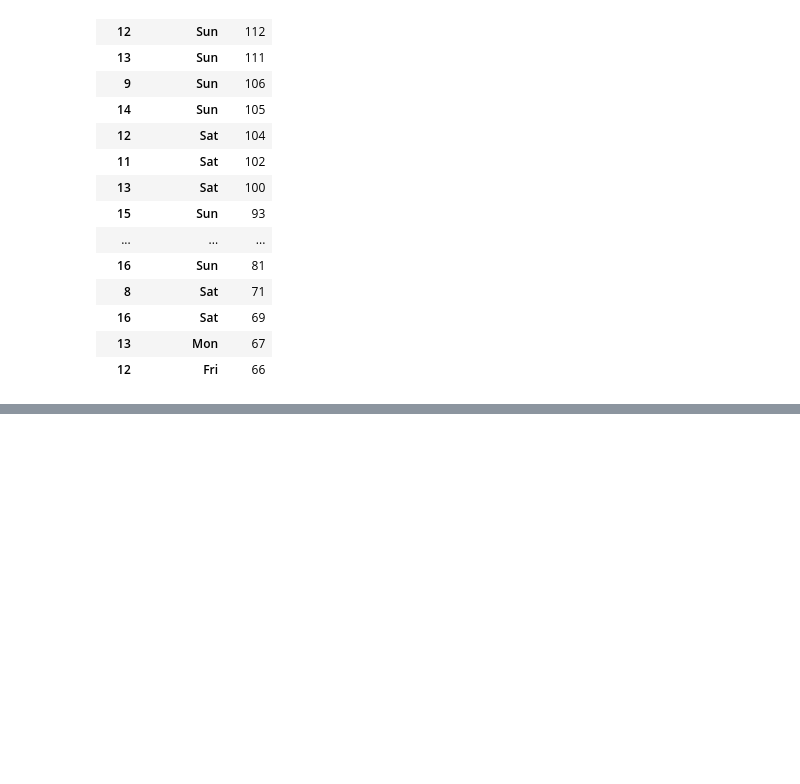
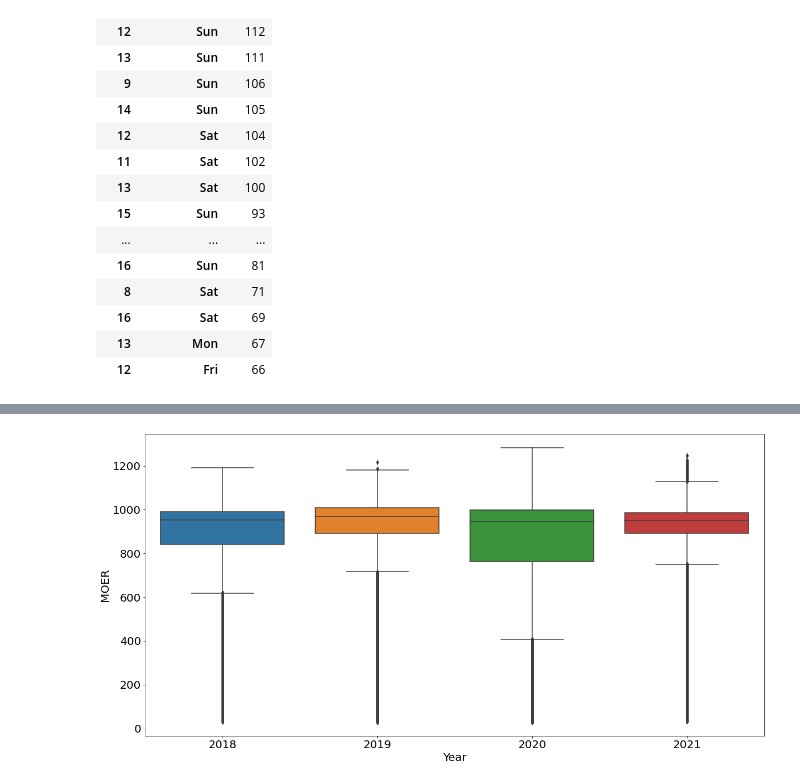
Before and after one commit to utkarshapets/load-shift-emissions, a Jupyter notebook: Wattime EDA.ipynb, the cells around one changed output, grey strips where cells are left out. Cells and saved outputs as stored; diff of their text form; code cells hidden in the pictures; blank space fills up the shorter version.

```diff
--- a/Wattime EDA.ipynb
+++ b/Wattime EDA.ipynb
@@ -372,0 +407,9 @@ low_moers_by_hour_of_week.sort_values("count", ascending=False).head(20)
+# %%
+sns.boxplot(data=df[df["year"].isin([2018, 2019, 2020, 2021])], x="year", y="MOER")
+plt.xlabel("Year", fontsize=20)
+plt.ylabel("MOER", fontsize=20)
+plt.xticks(fontsize=20)
+plt.yticks(fontsize=20)
+plt.savefig("MOER-boxplots.png", edgecolor='black', dpi=400, transparent=True);
+# %% [output]
+[figure, added]
```
Also changed, not shown: parts of 6 cells of this notebook, 2 other files.
